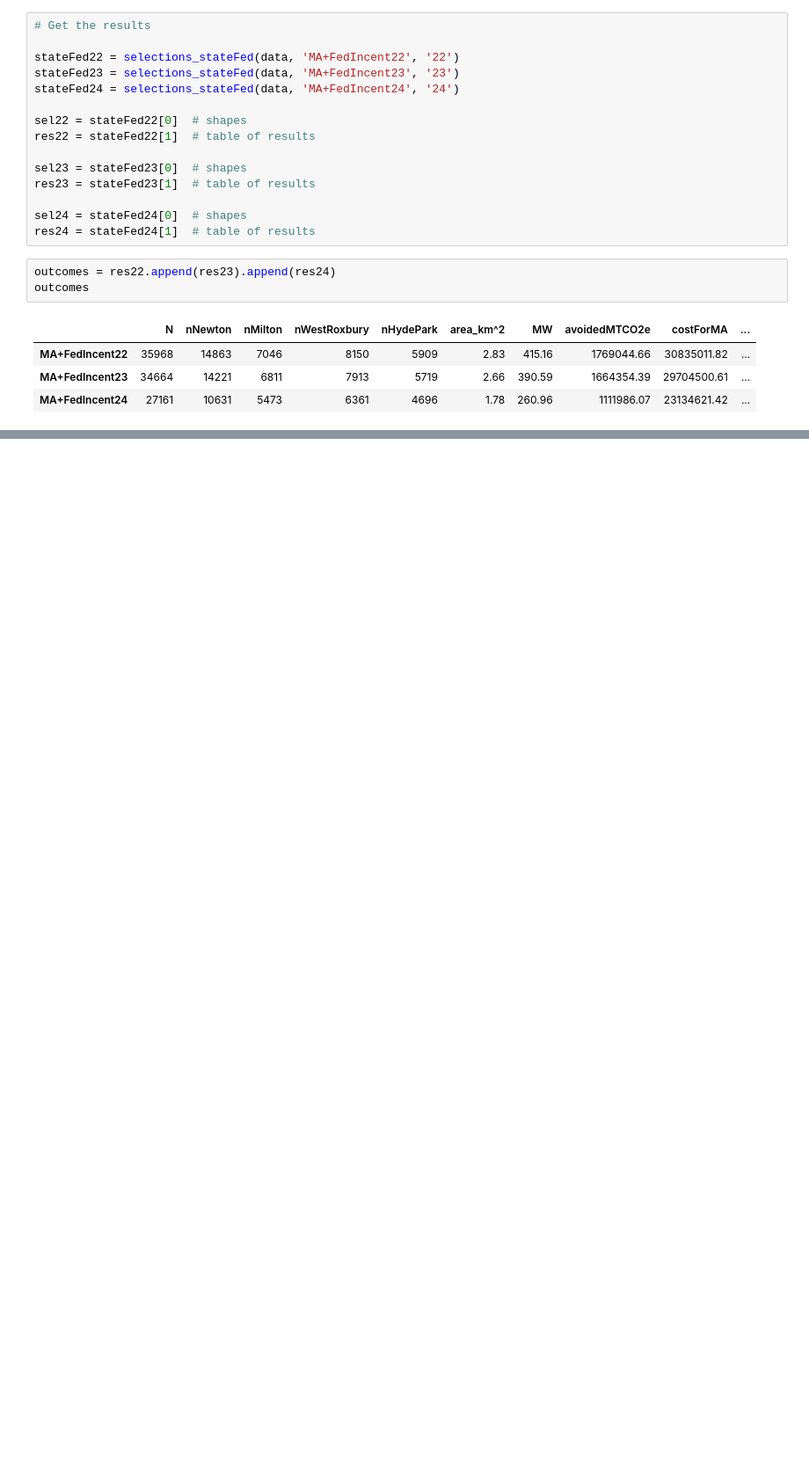
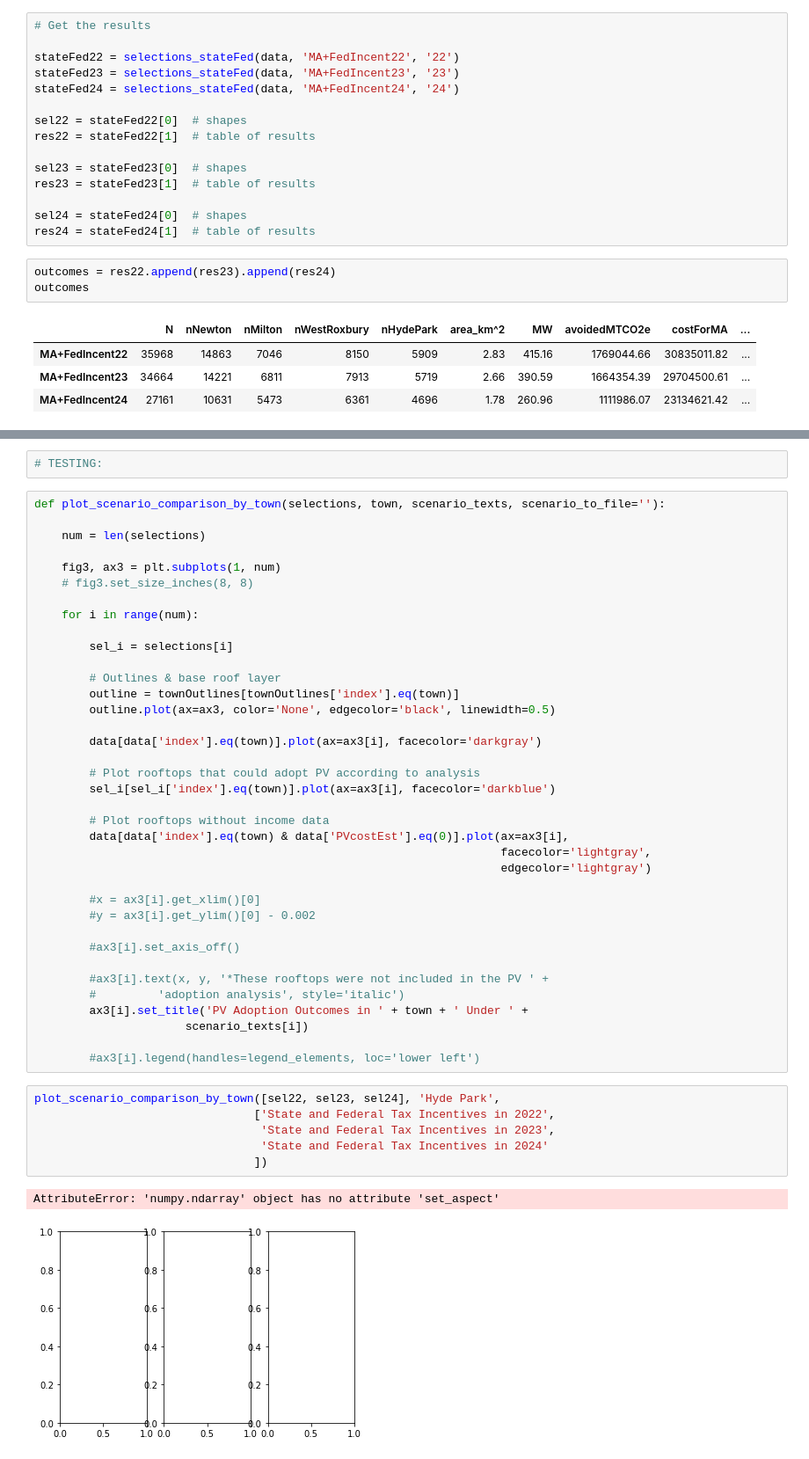
Before and after one commit to ghostpress/ma-solar, a Jupyter notebook: code/analysis.ipynb, the cells around one changed output, grey strips where cells are left out. Shown at 88% size. Cells and saved outputs as stored; diff of their text form; blank space fills up the shorter version.

```diff
--- a/code/analysis.ipynb
+++ b/code/analysis.ipynb
@@ -507,2 +513,50 @@ for k in scen.keys():
+# %%
+# TESTING:
+# %%
+def plot_scenario_comparison_by_town(selections, town, scenario_texts, scenario_to_file=''):
+
+    num = len(selections)
+
+    fig3, ax3 = plt.subplots(1, num)
+    # fig3.set_size_inches(8, 8)
+
+    for i in range(num):
+
+        sel_i = selections[i]
+
+        # Outlines & base roof layer
+        outline = townOutlines[townOutlines['index'].eq(town)]
+        outline.plot(ax=ax3, color='None', edgecolor='black', linewidth=0.5)
+
+        data[data['index'].eq(town)].plot(ax=ax3[i], facecolor='darkgray')
+
+        # Plot rooftops that could adopt PV according to analysis
+        sel_i[sel_i['index'].eq(town)].plot(ax=ax3[i], facecolor='darkblue')
+
+        # Plot rooftops without income data
+        data[data['index'].eq(town) & data['PVcostEst'].eq(0)].plot(ax=ax3[i],
+                                                                    facecolor='lightgray',
+                                                                    edgecolor='lightgray')
+
+        #x = ax3[i].get_xlim()[0]
+        #y = ax3[i].get_ylim()[0] - 0.002
+
+        #ax3[i].set_axis_off()
+
+        #ax3[i].text(x, y, '*These rooftops were not included in the PV ' +
+        #         'adoption analysis', style='italic')
+        ax3[i].set_title('PV Adoption Outcomes in ' + town + ' Under ' +
+                      scenario_texts[i])
+
+        #ax3[i].legend(handles=legend_elements, loc='lower left')
+# %%
+plot_scenario_comparison_by_town([sel22, sel23, sel24], 'Hyde Park',
+                                ['State and Federal Tax Incentives in 2022',
+                                 'State and Federal Tax Incentives in 2023',
+                                 'State and Federal Tax Incentives in 2024'
+                                ])
+# %% [output]
+AttributeError: 'numpy.ndarray' object has no attribute 'set_aspect'
+[figure, added]
 # %%
 # TODO:
```
Also changed, not shown: parts of 4 cells of this notebook.
